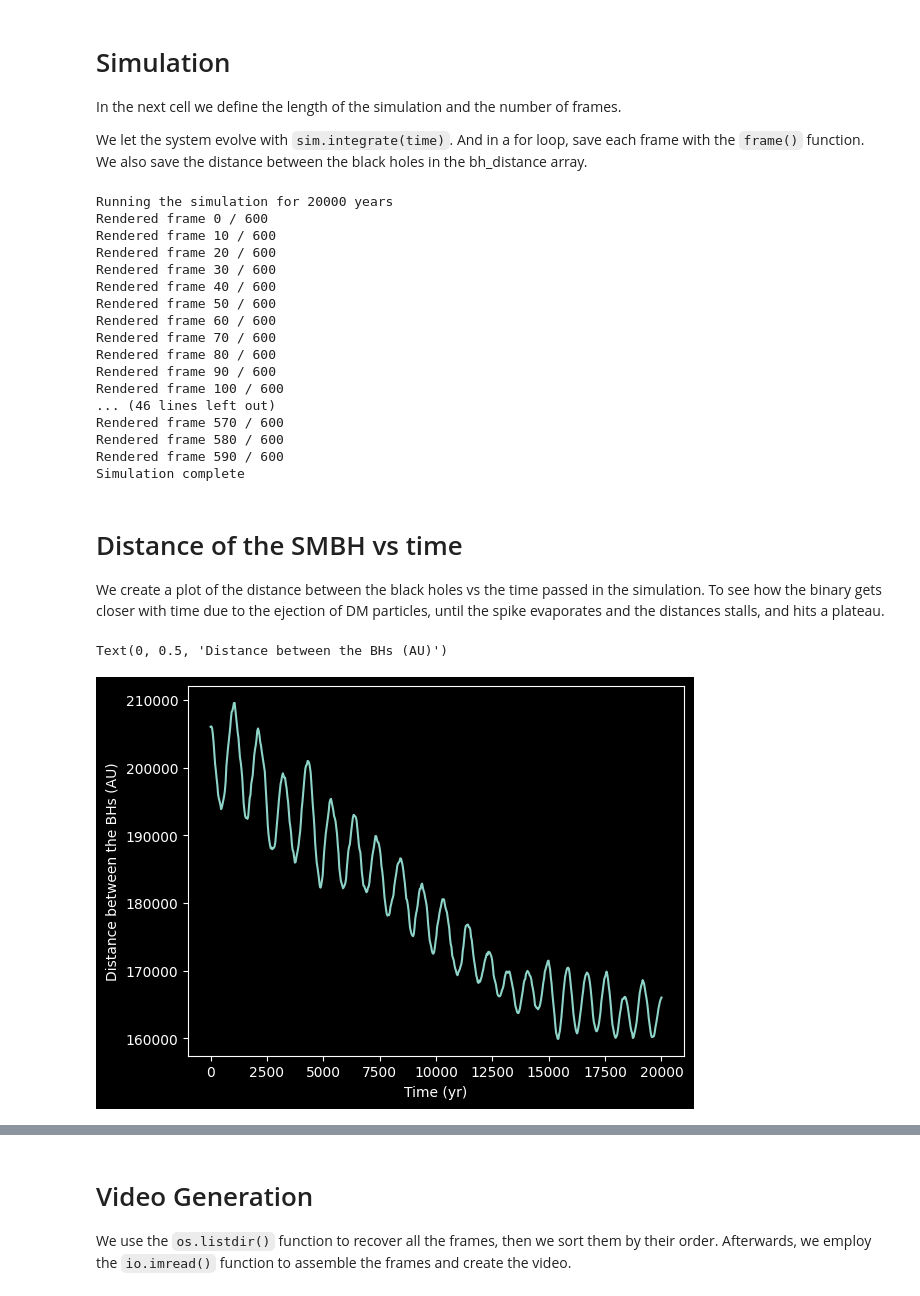
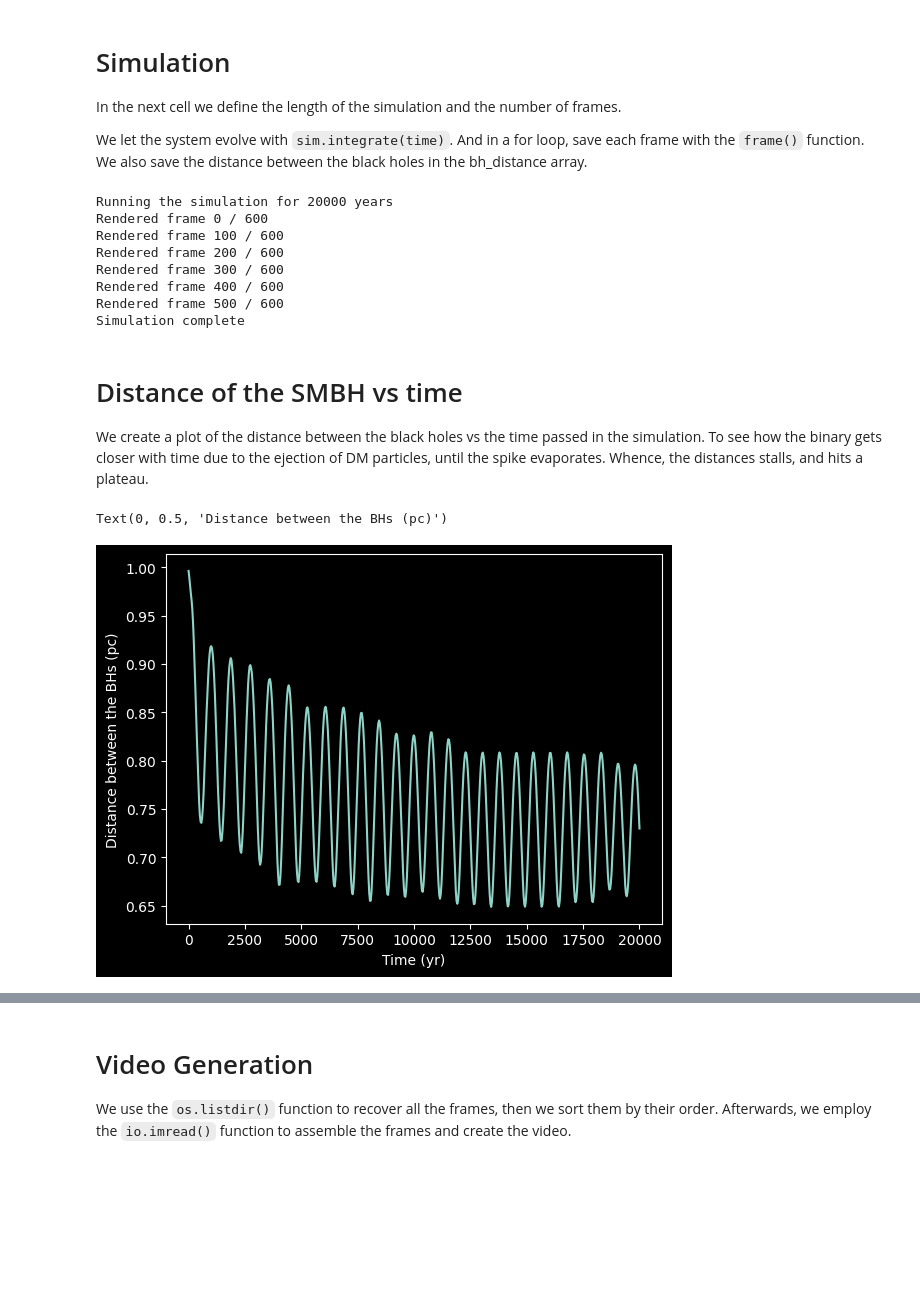
Before and after one commit to Hugobenm/Final-Parsec-Problem, a Jupyter notebook: jupyter_orbital_bh.ipynb, the cells around one changed output, grey strips where cells are left out. Cells and saved outputs as stored; diff of their text form; code cells hidden in the pictures; blank space fills up the shorter version.

```diff
--- a/jupyter_orbital_bh.ipynb
+++ b/jupyter_orbital_bh.ipynb
@@ -84,14 +106,18 @@
 Then we define a python fuction, that given the simulation (state of the system), and the frame number, creates a plot of the system in a 2D cross section ignoring the z direction, and fixing the origin in the first BH. This are going to be our frames.
 # %%
 os.makedirs("spike_frames", exist_ok=True)
+
+# Shifts the entire reference frame so the COM is at the origin
+sim.move_to_com()
+
 def frame(simulation, frame_number):
     # Get X and Y coordinates for Dark Matter (skipping the first 2 particles)
-    x_dm = np.array([b.x for b in simulation.particles[2:]]) - simulation.particles[0].x
-    y_dm = np.array([b.y for b in simulation.particles[2:]]) - simulation.particles[0].y
+    x_dm = np.array([b.x for b in simulation.particles[2:]])
+    y_dm = np.array([b.y for b in simulation.particles[2:]])
 
     # We get the coordinates of the BH
-    x_bh = np.array([b.x for b in simulation.particles[:2]]) - simulation.particles[0].x
-    y_bh = np.array([b.y for b in simulation.particles[:2]]) - simulation.particles[0].y
+    x_bh = np.array([b.x for b in simulation.particles[:2]])
+    y_bh = np.array([b.y for b in simulation.particles[:2]])
 
     #Create the graph
     plt.style.use('dark_background')
@@ -114,0 +144,17 @@ def frame(simulation, frame_number):
+# %%
+# Schwarzchild radius
+c = 2.99792458e8 * 6.68459e-12 * (3600 * 24 * 365.2425)
+G = 6.674e-11 * (6.68459e-12) ** 3 * (3600 * 24 * 365.2425) ** 2
+M = M_1 * 1.989e30
+R_sch = 2 * G * M / c**2
+
+print(f'The Schwarzchild radius is {R_sch} ua')
+# We give a collision radius to the BH
+sim.particles[0].r = R_sch
+sim.particles[1].r = R_sch
+
+# Turn the rebound collision detector
+sim.collision = "direct"
+
+# Tell rebound that if there is a collision then merge the particles
+sim.collision_resolve = "merge"
@@ -133,7 +181,7 @@ for i in range(N_frames):
     frame(sim, i)
 
     # Print progress so you know it hasn't frozen
-    if i % 10 == 0:
+    if i % 100 == 0:
         print(f"Rendered frame {i} / {N_frames}")
 
     # Save the distances between blackhole
@@ -143,29 +191,22 @@ print("Simulation complete")
 # %% [output]
 Running the simulation for 20000 years
 Rendered frame 0 / 600
-Rendered frame 10 / 600
-Rendered frame 20 / 600
-Rendered frame 30 / 600
-Rendered frame 40 / 600
-Rendered frame 50 / 600
-Rendered frame 60 / 600
-Rendered frame 70 / 600
-Rendered frame 80 / 600
-Rendered frame 90 / 600
 Rendered frame 100 / 600
-... (46 lines left out)
-Rendered frame 570 / 600
-Rendered frame 580 / 600
-Rendered frame 590 / 600
+Rendered frame 200 / 600
+Rendered frame 300 / 600
+Rendered frame 400 / 600
+Rendered frame 500 / 600
 Simulation complete
 # %% [markdown]
 # Distance of the SMBH vs time
 
-We create a plot of the distance between the black holes vs the time passed in the simulation. To see how the binary gets closer with time due to the ejection of DM particles, until the spike evaporates and the distances stalls, and hits a plateau.
+We create a plot of the distance between the black holes vs the time passed in the simulation. To see how the binary gets closer with time due to the ejection of DM particles, until the spike evaporates. Whence, the distances stalls, and hits a plateau.
 # %%
+# We convert to parsec
+bh_distance = np.array(bh_distance) / 206265
 plt.plot(t_array, bh_distance)
 plt.xlabel('Time (yr)')
-plt.ylabel('Distance between the BHs (AU)')
+plt.ylabel('Distance between the BHs (pc)')
 # %% [output]
-Text(0, 0.5, 'Distance between the BHs (AU)')
+Text(0, 0.5, 'Distance between the BHs (pc)')
-[figure, old version]
+[figure, new version]
```
Also changed, not shown: parts of 7 cells of this notebook, 3 other files.
